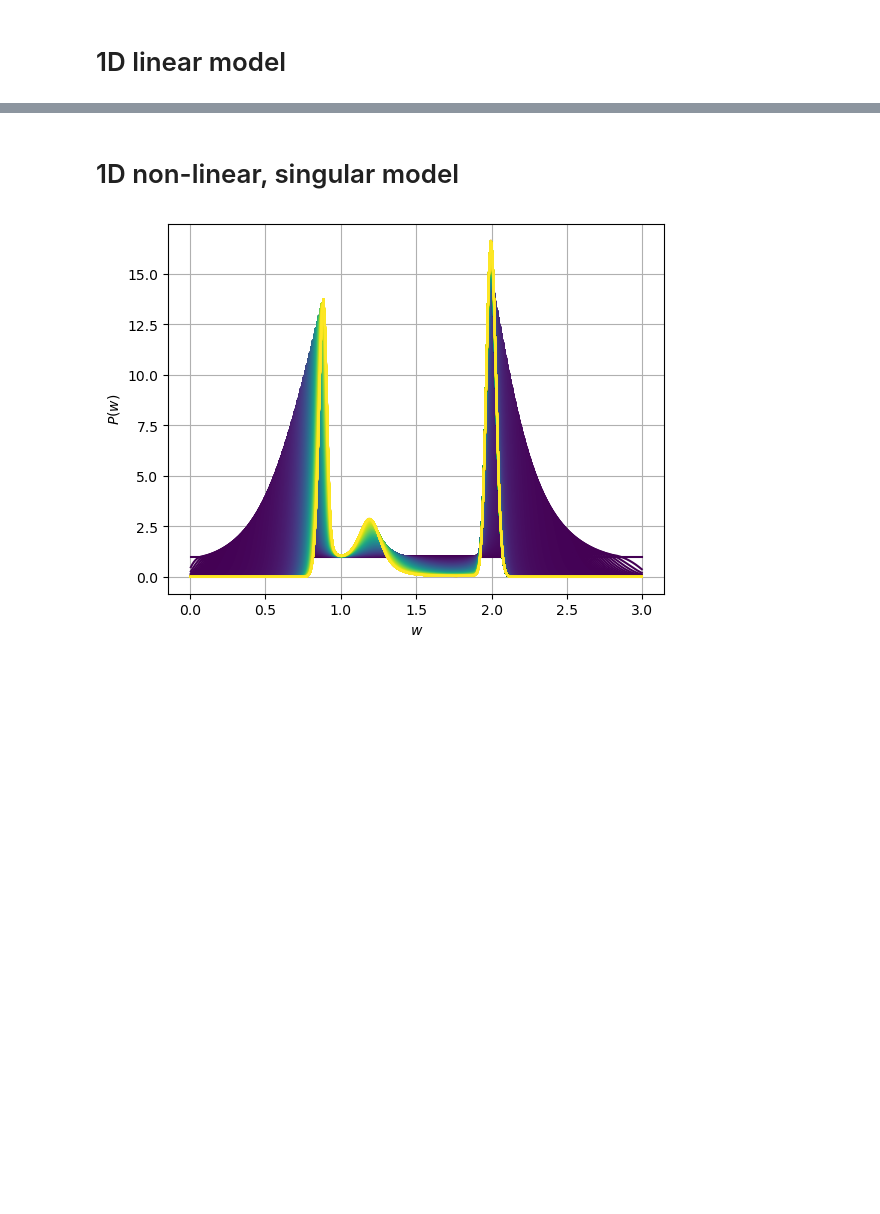
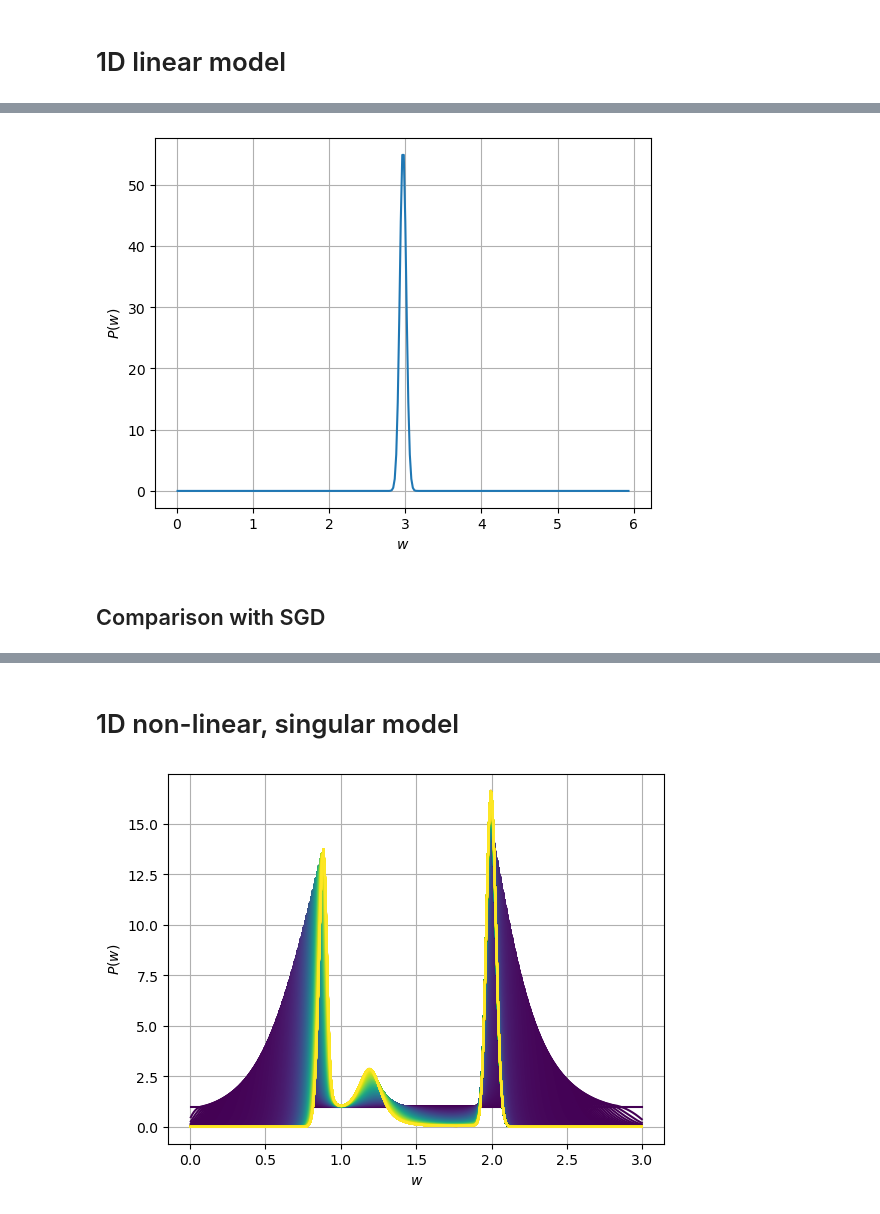
Before and after one commit to gcorlouer/sgd_on_singularities, a Jupyter notebook: experiments/FK_finite_volume.ipynb, the cells around one changed output, grey strips where cells are left out. Cells and saved outputs as stored; diff of their text form; code cells hidden in the pictures; blank space fills up the shorter version.

```diff
--- a/experiments/FK_finite_volume.ipynb
+++ b/experiments/FK_finite_volume.ipynb
@@ -117,0 +107,15 @@ plt.savefig("dynamics_linear_model.png", bbox_inches="tight", dpi=150)
+# %%
+Pdata = []
+for b in [100]:
+    Ps = get_FP_data_lin(l=0.01, b=b)
+    Pdata.append(Ps[-1])
+# %%
+for P in Pdata:
+    plt.plot(x, P)
+plt.xlabel(r"$w$")
+plt.ylabel(r"$P(w)$")
+plt.grid()
+# %% [output]
+[figure, added]
+# %% [markdown]
+## Comparison with SGD
```
Also changed, not shown: parts of 46 cells of this notebook, 8 other files.
